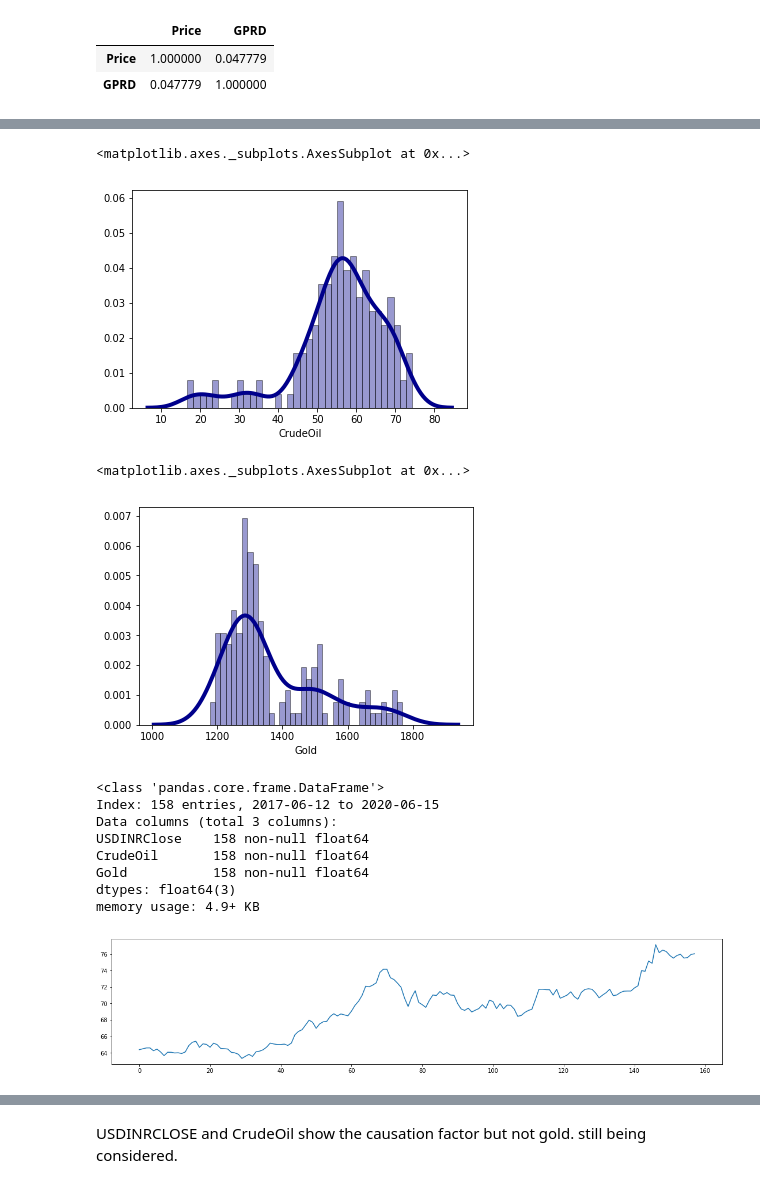
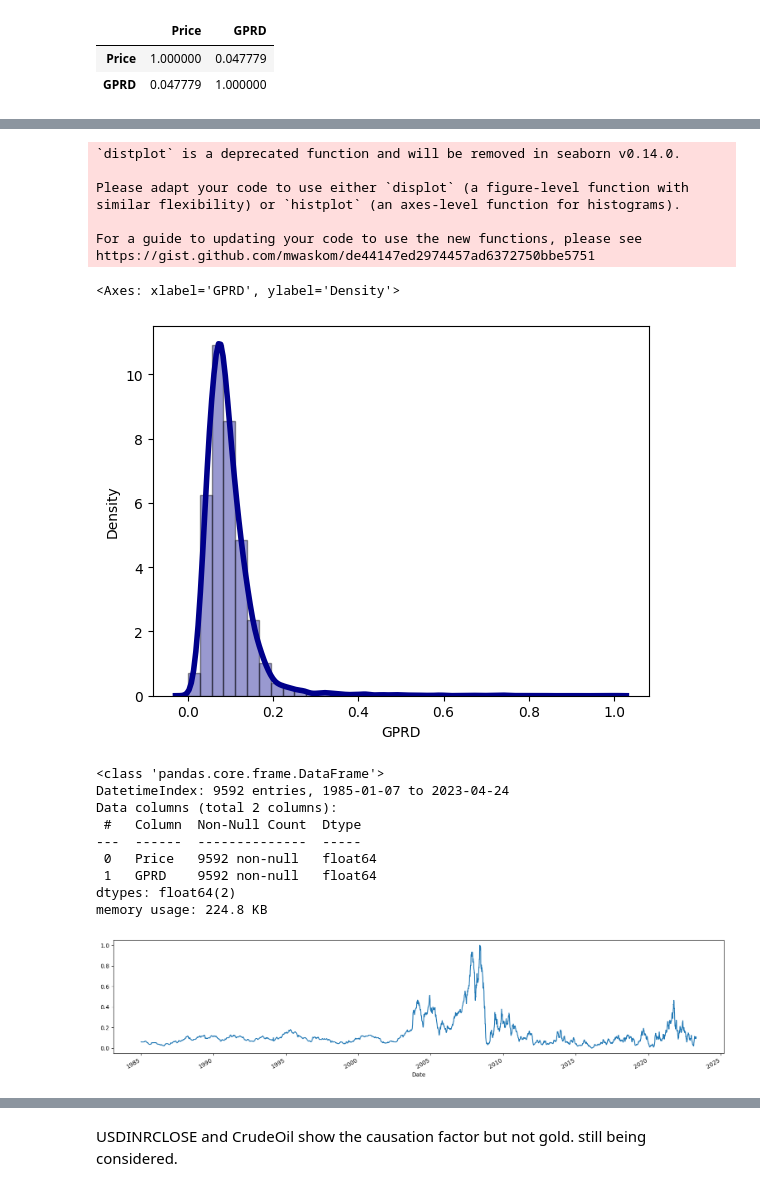
Before and after one commit to abaskon/Thesis, a Jupyter notebook: GPR_and_DBI.ipynb, the cells around one changed output, grey strips where cells are left out. Saved outputs shown, nothing was run; the diff lists cells and outputs as text; code cells hidden in the pictures.

```diff
--- a/GPR_and_DBI.ipynb
+++ b/GPR_and_DBI.ipynb
@@ -288,5 +286,5 @@ Gold           623
 dtype: int64
 # %%
-EconomyData.dropna(inplace=True)
-print(EconomyData.isnull().sum())
+df.dropna(inplace=True)
+print(df.isnull().sum())
 # %% [output]
@@ -324,33 +330,33 @@ sns.distplot(EconomyData['USDINRClose'], hist=True, kde=True,
 # %%
-sns.distplot(EconomyData['CrudeOil'], hist=True, kde=True,
+sns.distplot(df['GPRD'], hist=True, kde=True,
              bins=int(180/5), color = 'darkblue',
              hist_kws={'edgecolor':'black'},
              kde_kws={'linewidth': 4})
 # %% [output]
-<matplotlib.axes._subplots.AxesSubplot at 0x...>
+`distplot` is a deprecated function and will be removed in seaborn v0.14.0.
+
+Please adapt your code to use either `displot` (a figure-level function with
+similar flexibility) or `histplot` (an axes-level function for histograms).
+
+For a guide to updating your code to use the new functions, please see
+https://gist.github.com/mwaskom/de44147ed2974457ad6372750bbe5751
+<Axes: xlabel='GPRD', ylabel='Density'>
-[figure, old version]
+[figure, new version]
-# %%
-sns.distplot(EconomyData['Gold'], hist=True, kde=True,
-             bins=int(180/5), color = 'darkblue',
-             hist_kws={'edgecolor':'black'},
-             kde_kws={'linewidth': 4})
-# %% [output]
-<matplotlib.axes._subplots.AxesSubplot at 0x...>
-[figure, removed]
 # %%
-EconomyData.info()
+df.info()
 # %% [output]
 <class 'pandas.core.frame.DataFrame'>
-Index: 158 entries, 2017-06-12 to 2020-06-15
-Data columns (total 3 columns):
-USDINRClose    158 non-null float64
-CrudeOil       158 non-null float64
-Gold           158 non-null float64
-dtypes: float64(3)
-memory usage: 4.9+ KB
+DatetimeIndex: 9592 entries, 1985-01-07 to 2023-04-24
+Data columns (total 2 columns):
+ #   Column  Non-Null Count  Dtype
+---  ------  --------------  -----
+ 0   Price   9592 non-null   float64
+ 1   GPRD    9592 non-null   float64
+dtypes: float64(2)
+memory usage: 224.8 KB
 # %%
-EconomyData['USDINRClose'].plot(figsize=(19, 4))
+df['Price'].plot(figsize=(19, 4))
 plt.show()
 # %% [output]
-[figure, old version]
+[figure, new version]
 # %%
```
Also changed, not shown: parts of 16 cells of this notebook.
